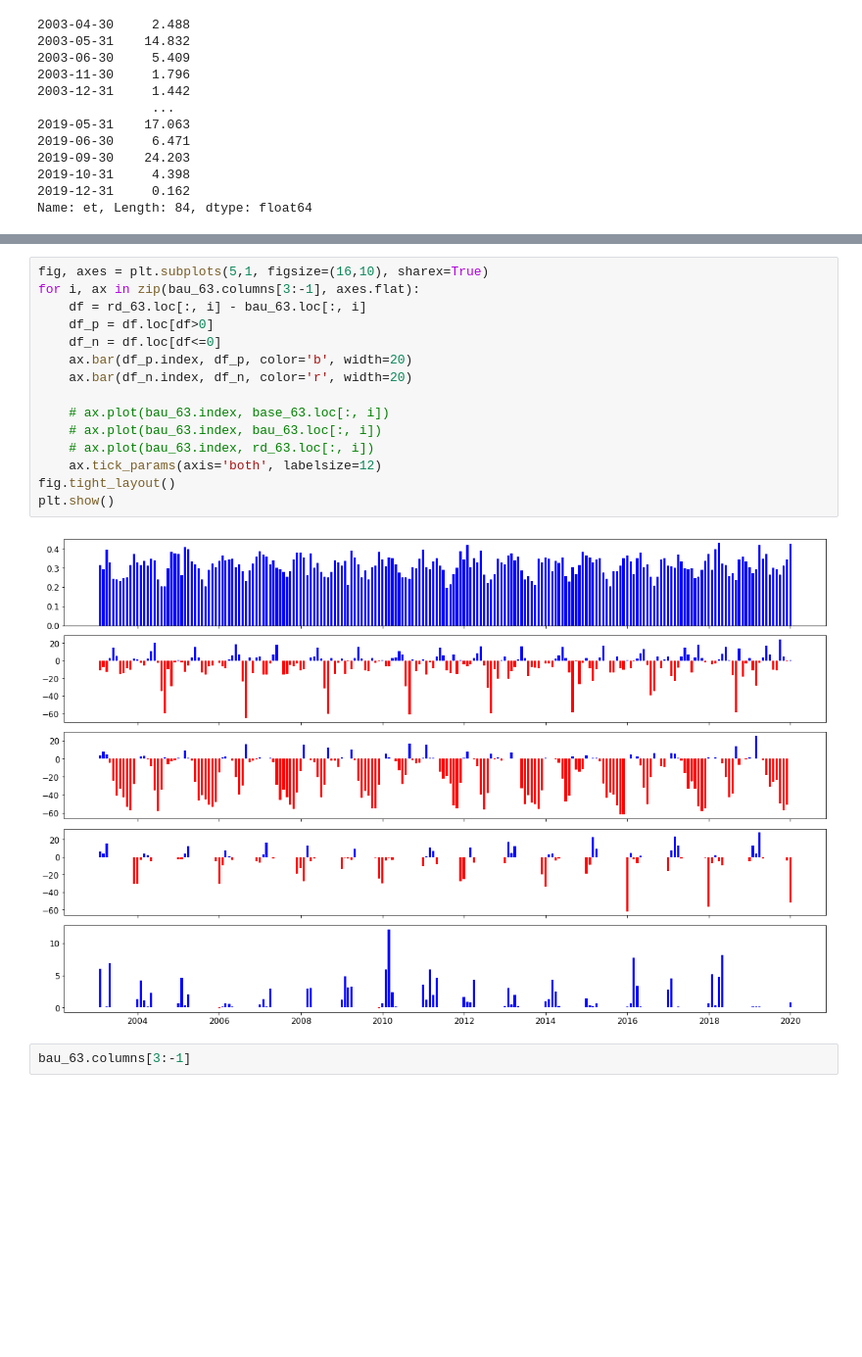
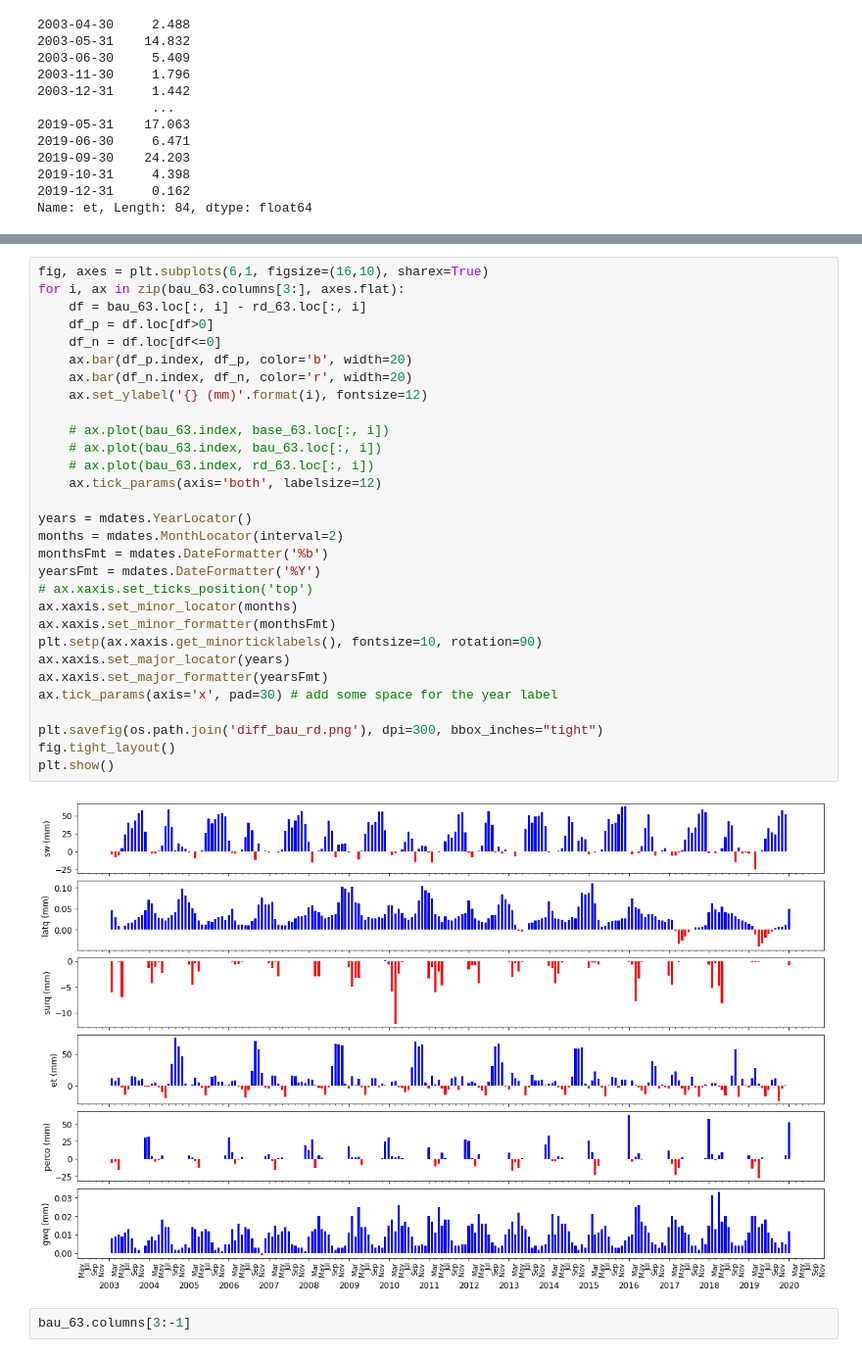
Before and after one commit to spark-brc/swatmf, a Jupyter notebook: okvg_033121_base_bau_rd_figs.ipynb, the cells around one changed output, grey strips where cells are left out. Shown at 98% size. Saved outputs shown, nothing was run; the diff lists cells and outputs as text; blank space fills up the shorter version.

```diff
--- a/okvg_033121_base_bau_rd_figs.ipynb
+++ b/okvg_033121_base_bau_rd_figs.ipynb
@@ -940,20 +172,35 @@ Name: et, Length: 84, dtype: float64
 # %%
-fig, axes = plt.subplots(5,1, figsize=(16,10), sharex=True)
-for i, ax in zip(bau_63.columns[3:-1], axes.flat):
-    df = rd_63.loc[:, i] - bau_63.loc[:, i]
+fig, axes = plt.subplots(6,1, figsize=(16,10), sharex=True)
+for i, ax in zip(bau_63.columns[3:], axes.flat):
+    df = bau_63.loc[:, i] - rd_63.loc[:, i]
     df_p = df.loc[df>0]
     df_n = df.loc[df<=0]
     ax.bar(df_p.index, df_p, color='b', width=20)
     ax.bar(df_n.index, df_n, color='r', width=20)
+    ax.set_ylabel('{} (mm)'.format(i), fontsize=12)
 
     # ax.plot(bau_63.index, base_63.loc[:, i])
     # ax.plot(bau_63.index, bau_63.loc[:, i])
     # ax.plot(bau_63.index, rd_63.loc[:, i])
     ax.tick_params(axis='both', labelsize=12)
+
+years = mdates.YearLocator()
+months = mdates.MonthLocator(interval=2)
+monthsFmt = mdates.DateFormatter('%b')
+yearsFmt = mdates.DateFormatter('%Y')
+# ax.xaxis.set_ticks_position('top')
+ax.xaxis.set_minor_locator(months)
+ax.xaxis.set_minor_formatter(monthsFmt)
+plt.setp(ax.xaxis.get_minorticklabels(), fontsize=10, rotation=90)
+ax.xaxis.set_major_locator(years)
+ax.xaxis.set_major_formatter(yearsFmt)
+ax.tick_params(axis='x', pad=30) # add some space for the year label
+
+plt.savefig(os.path.join('diff_bau_rd.png'), dpi=300, bbox_inches="tight")
 fig.tight_layout()
 plt.show()
 # %% [output]
-[figure, old version]
+[figure, new version]
 # %%
 bau_63.columns[3:-1]
 # %% [output]
```
Also changed, not shown: parts of 55 cells of this notebook, 2 other files.
